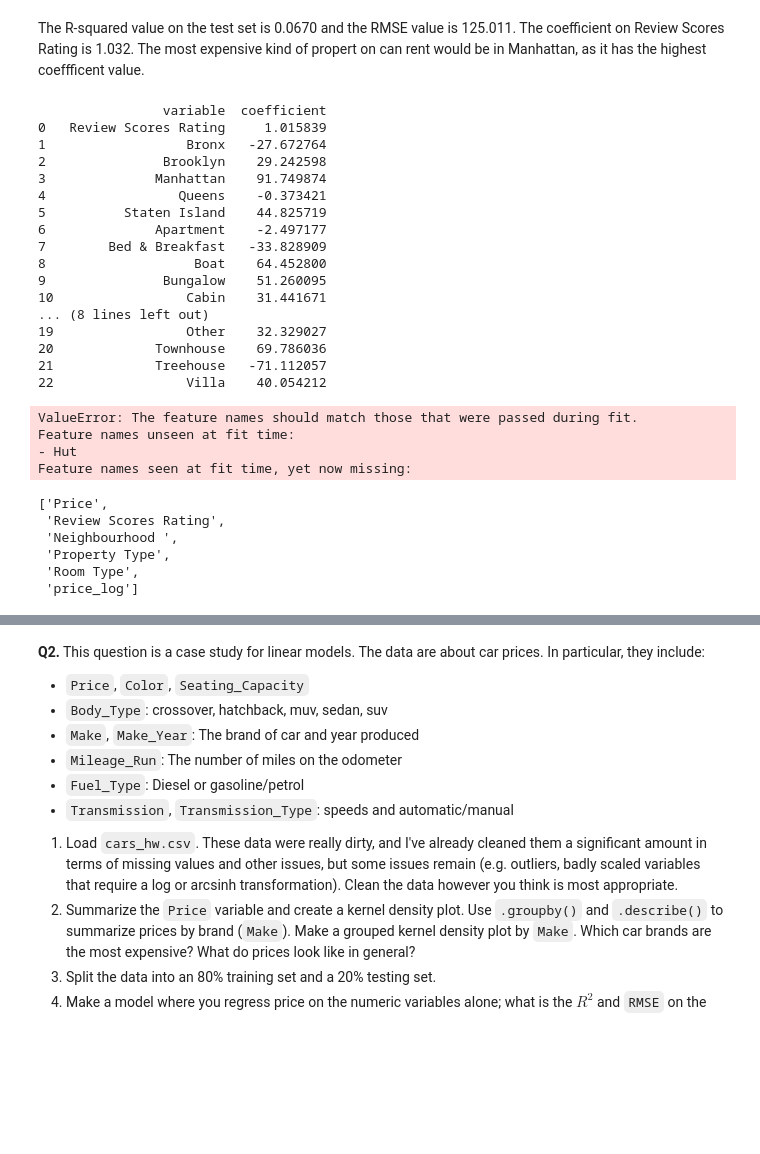
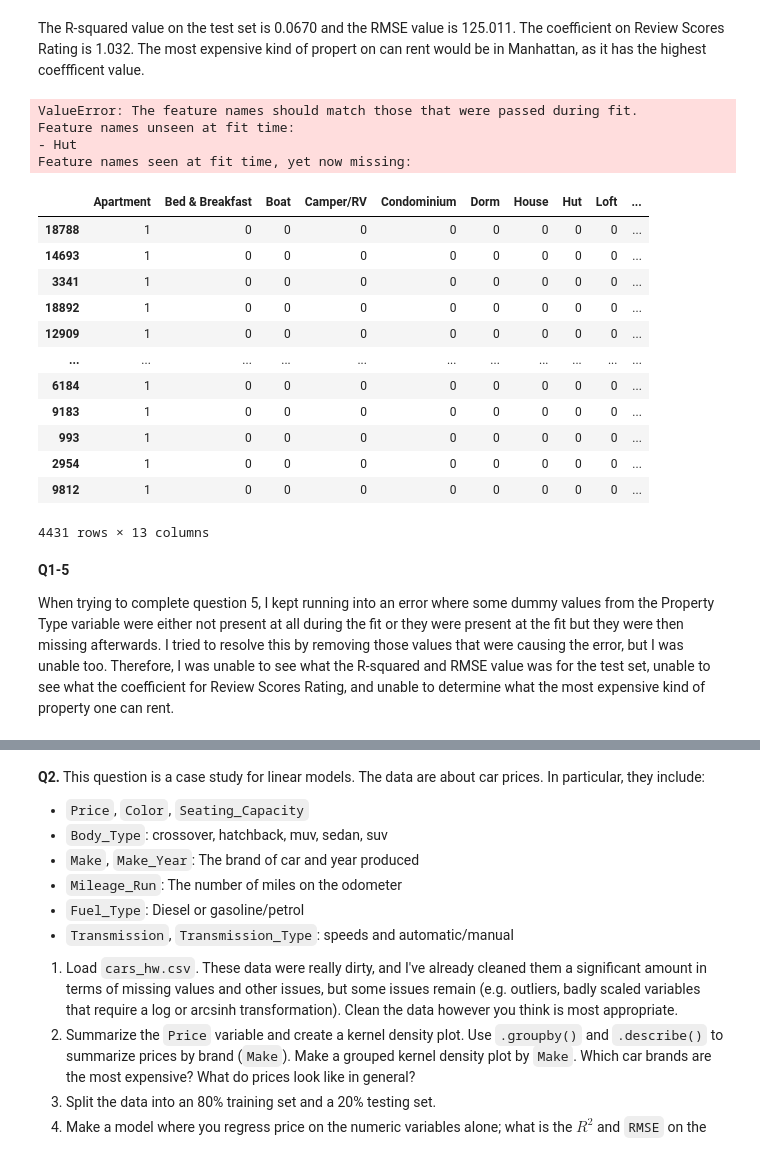
Before and after one commit to borayd3/linearRegression, a Jupyter notebook: assignment.ipynb, the cells around one changed output, grey strips where cells are left out. Saved outputs shown, nothing was run; the diff lists cells and outputs as text; code cells hidden in the pictures; blank space fills up the shorter version.

Commit message:
unable to get Q1-5

```diff
--- a/assignment.ipynb
+++ b/assignment.ipynb
@@ -137,43 +137,27 @@ RMSE:  125.01092061382933
 The R-squared value on the test set is 0.0670 and the RMSE value is 125.011. The coefficient on Review Scores Rating is 1.032. The most expensive kind of propert on can rent would be in Manhattan, as it has the highest coeffficent value.
 # %%
 #Q1 - 5
+from sklearn import linear_model
 from sklearn.model_selection import train_test_split
 
 Y2 = Q1['Price']
 X2 = Q1.loc[:,['Review Scores Rating','Neighbourhood ', 'Property Type']]
-X_train, X_test, y_train, y_test = train_test_split(X1,Y1,test_size=.2,random_state=100)
+X_train, X_test, y_train, y_test = train_test_split(X2,Y2,test_size=.2,random_state=100)
 
 
-B_train = pd.concat([X_train["Review Scores Rating"],pd.get_dummies(X_train['Neighbourhood '],dtype='int'),pd.get_dummies(X_train['Property Type'],dtype='int') ],  axis = 1)
-B_test = pd.concat([X_test["Review Scores Rating"],pd.get_dummies(X_test['Neighbourhood '],dtype='int'),pd.get_dummies(X_test['Property Type'],dtype='int') ],  axis = 1)
+B_train = pd.concat([X_train["Review Scores Rating"],pd.get_dummies(X_train['Neighbourhood '],dtype='int'),pd.get_dummies(X_train['Property Type'],dtype='int')],  axis = 1)
+B_test = pd.concat([X_test["Review Scores Rating"],pd.get_dummies(X_test['Neighbourhood '],dtype='int'),pd.get_dummies(X_test['Property Type'],dtype='int')],  axis = 1)
 
-regress4 = LinearRegression(fit_intercept=False).fit(B_train, y_train)
+
+regress4 = linear_model.LinearRegression(fit_intercept=False).fit(B_train, y_train)
 results4 = pd.DataFrame({'variable':regress4.feature_names_in_, 'coefficient': regress4.coef_})
-print(results4)
 
-y_hat = regress4.predict(B_test)
+y_hat4 = regress4.predict(B_test)
 print('R-squared: ', regress4.score(B_test,y_test)) # R2
-rmse = np.sqrt( np.mean( (y_test - y_hat)**2 ))
+rmse = np.sqrt( np.mean( (y_test - y_hat4)**2 ))
 print('RMSE: ', rmse) # R2
 # %% [output]
-                variable  coefficient
-0   Review Scores Rating     1.015839
-1                  Bronx   -27.672764
-2               Brooklyn    29.242598
-3              Manhattan    91.749874
-4                 Queens    -0.373421
-5          Staten Island    44.825719
-6              Apartment    -2.497177
-7        Bed & Breakfast   -33.828909
-8                   Boat    64.452800
-9               Bungalow    51.260095
-10                 Cabin    31.441671
-... (8 lines left out)
-19                 Other    32.329027
-20             Townhouse    69.786036
-21             Treehouse   -71.112057
-22                 Villa    40.054212
+ValueError: The feature names should match those that were passed during fit.
+Feature names unseen at fit time:
+- Hut
+Feature names seen at fit time, yet now missing:
-ValueError: The feature names should match those that were passed during fit.
-Feature names unseen at fit time:
-- Hut
-Feature names seen at fit time, yet now missing:
@@ -190,9 +164,22 @@ print('RMSE: ', rmse) # R2
-# %%
-list(Q1.columns)
-# %% [output]
-['Price',
- 'Review Scores Rating',
- 'Neighbourhood ',
- 'Property Type',
- 'Room Type',
- 'price_log']
+# %%
+#X2 = pd.get_dummies(df['bird'], dtype=float)
+P = pd.get_dummies(X_test['Property Type'],dtype='int')
+P
+# %% [output]
+|  | Apartment | Bed & Breakfast | Boat | Camper/RV | Condominium | Dorm | House | Hut | Loft | ... |
+| 18788 | 1 | 0 | 0 | 0 | 0 | 0 | 0 | 0 | 0 | ... |
+| 14693 | 1 | 0 | 0 | 0 | 0 | 0 | 0 | 0 | 0 | ... |
+| 3341 | 1 | 0 | 0 | 0 | 0 | 0 | 0 | 0 | 0 | ... |
+| 18892 | 1 | 0 | 0 | 0 | 0 | 0 | 0 | 0 | 0 | ... |
+| 12909 | 1 | 0 | 0 | 0 | 0 | 0 | 0 | 0 | 0 | ... |
+| ... | ... | ... | ... | ... | ... | ... | ... | ... | ... | ... |
+| 6184 | 1 | 0 | 0 | 0 | 0 | 0 | 0 | 0 | 0 | ... |
+| 9183 | 1 | 0 | 0 | 0 | 0 | 0 | 0 | 0 | 0 | ... |
+| 993 | 1 | 0 | 0 | 0 | 0 | 0 | 0 | 0 | 0 | ... |
+| 2954 | 1 | 0 | 0 | 0 | 0 | 0 | 0 | 0 | 0 | ... |
+| 9812 | 1 | 0 | 0 | 0 | 0 | 0 | 0 | 0 | 0 | ... |
+4431 rows × 13 columns
+# %% [markdown]
+**Q1-5**
+
+When trying to complete question 5, I kept running into an error where some dummy values from the Property Type variable were either not present at all during the fit or they were present at the fit but they were then missing afterwards. I tried to resolve this by removing those values that were causing the error, but I was unable too. Therefore, I was unable to see what the R-squared and RMSE value was for the test set, unable to see what the coefficient for Review Scores Rating, and unable to determine what the most expensive kind of property one can rent.
```
Also changed, not shown: parts of 2 cells of this notebook.
